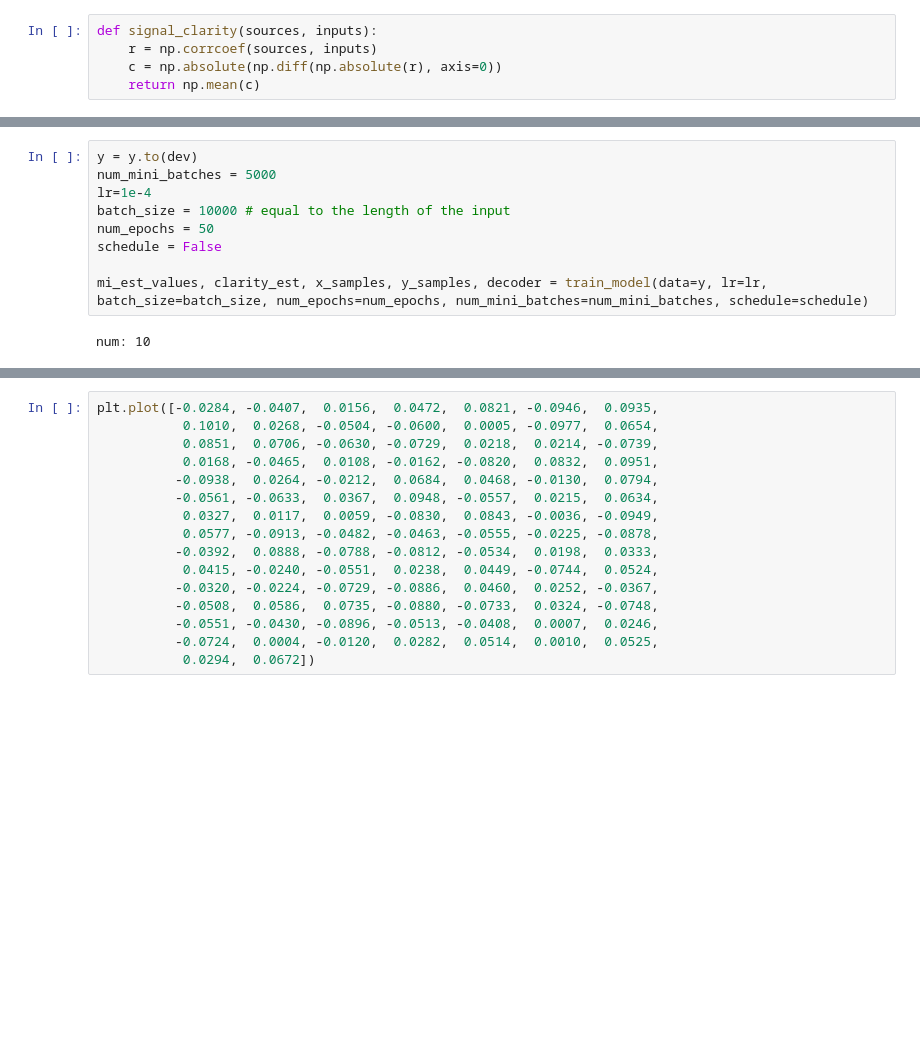
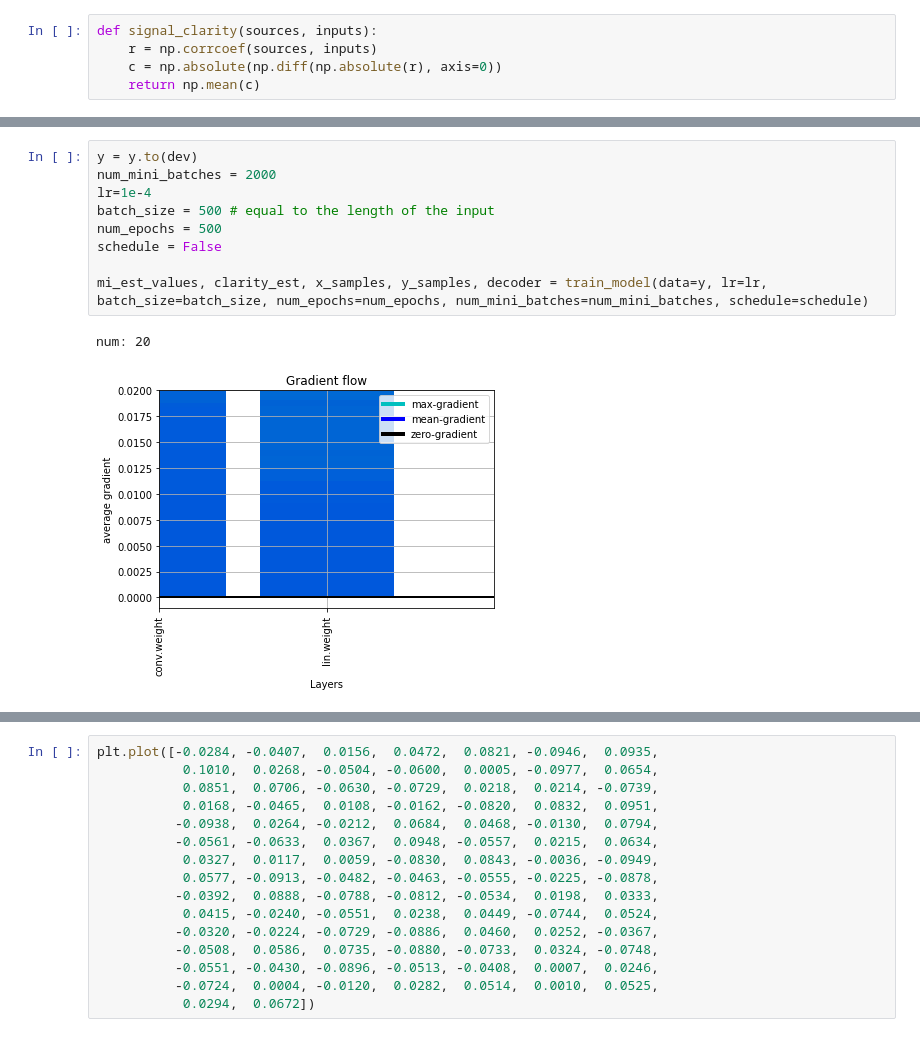
Before and after one commit to ZachFriedenberger/CLUB, a Jupyter notebook: Convol Mixtures.ipynb, the cells around one changed output, grey strips where cells are left out. Cells and saved outputs as stored; diff of their text form; blank space fills up the shorter version.

```diff
--- a/Convol Mixtures.ipynb
+++ b/Convol Mixtures.ipynb
@@ -224,15 +227,16 @@ def train_model(data, lr, batch_size, num_epochs, num_mini_batches, schedule):
     return mi_est_values, clarity_est, x_samples.cpu().detach().numpy(), y_samples.cpu().detach().numpy(), decoder
 # %%
 y = y.to(dev)
-num_mini_batches = 5000
+num_mini_batches = 2000
 lr=1e-4
-batch_size = 10000 # equal to the length of the input
-num_epochs = 50
+batch_size = 500 # equal to the length of the input
+num_epochs = 500
 schedule = False
 
 mi_est_values, clarity_est, x_samples, y_samples, decoder = train_model(data=y, lr=lr, batch_size=batch_size, num_epochs=num_epochs, num_mini_batches=num_mini_batches, schedule=schedule)
 # %% [output]
-num: 10
+num: 20
+[figure, added]
 # %%
 plt.figure(figsize=(10, 3))
 plt.subplot(1, 2, 1)
```
Also changed, not shown: parts of 21 cells of this notebook, 14 other files.
